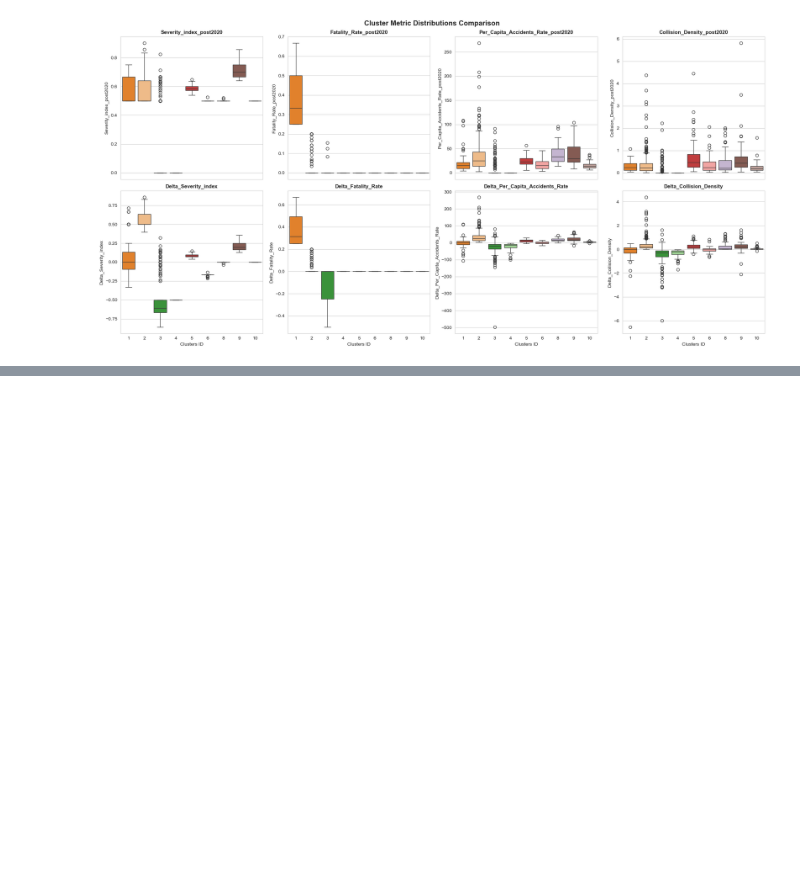
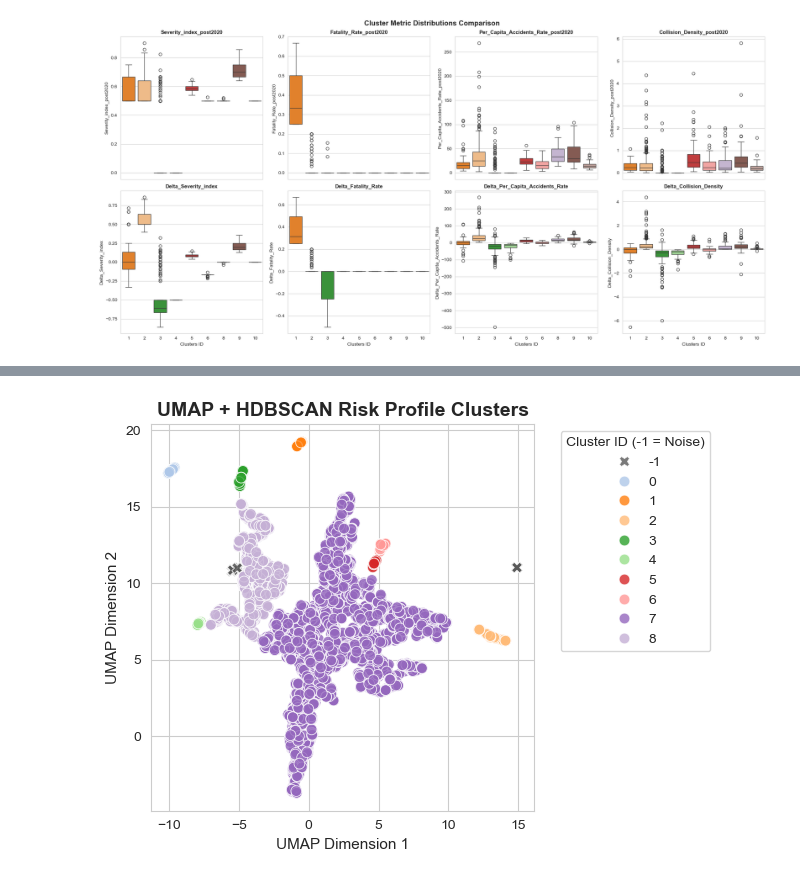
Before and after one commit to marcoboscato/ISTAT_traffic_analysis, a Jupyter notebook: analysis.ipynb, the cells around one changed output, grey strips where cells are left out. Cells and saved outputs as stored; diff of their text form; code cells hidden in the pictures; blank space fills up the shorter version.

```diff
--- a/analysis.ipynb
+++ b/analysis.ipynb
@@ -877,0 +879,14 @@ plot_scatterplot_metrics(df_comparison, target_clusters=[3, 4])
+# %%
+# HDBSCAN
+clusterer_2 = HDBSCAN(
+    min_cluster_size=25,  # Minimum number of cities to form a cluster
+    min_samples=5,  # Higher values increase noise tolerance
+    cluster_selection_epsilon=0.5,
+    cluster_selection_method='leaf',
+    metric='euclidean',
+)
+
+df_comparison_678['HDBSCAN_Cluster'] = clusterer_2.fit_predict(X_embedded)
+
+# Display cluster distribution (-1 represents Noise/Anomalies)
+print(df_comparison_678['HDBSCAN_Cluster'].value_counts())
@@ -877,0 +907,4 @@ plot_scatterplot_metrics(df_comparison, target_clusters=[3, 4])
+# %%
+_ = plot_umap_clusters(df_comparison_678)
+# %% [output]
+[figure, added]
```
Also changed, not shown: parts of 34 cells of this notebook.
